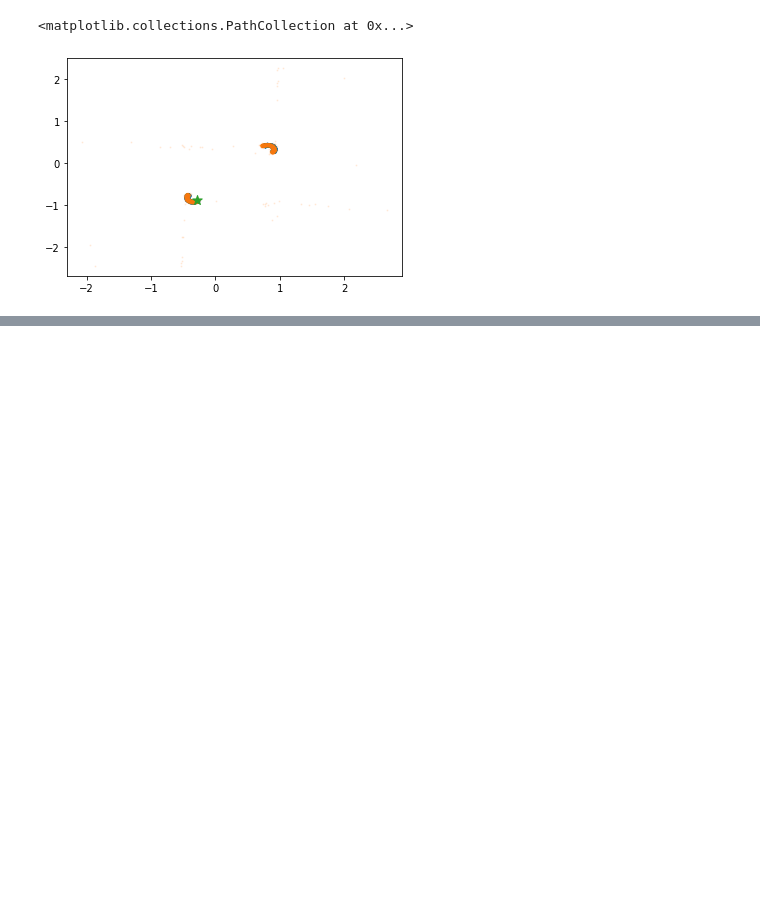
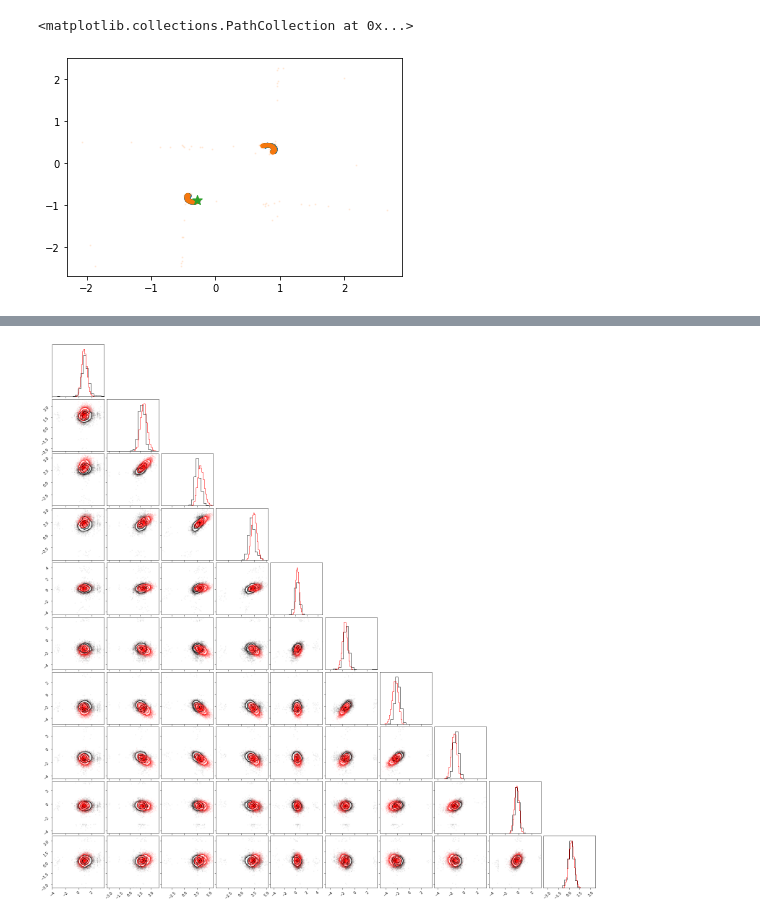
Before and after one commit to suicee/diffusion_for_inference, a Jupyter notebook: npe_sbi.ipynb, the cells around one changed output, grey strips where cells are left out. Saved outputs shown, nothing was run; the diff lists cells and outputs as text; code cells hidden in the pictures; blank space fills up the shorter version.

```diff
--- a/npe_sbi.ipynb
+++ b/npe_sbi.ipynb
@@ -219,0 +241,5 @@ np.save('nf_twomoon_pos.npy',eval_samples)
+# %%
+fig=corner(eval_samples,hist_kwargs={'density':True});
+corner(ref_posterior,fig=fig,color='red',hist_kwargs={'density':True});
+# %% [output]
+[figure, added]
```
Also changed, not shown: parts of 15 cells of this notebook.
